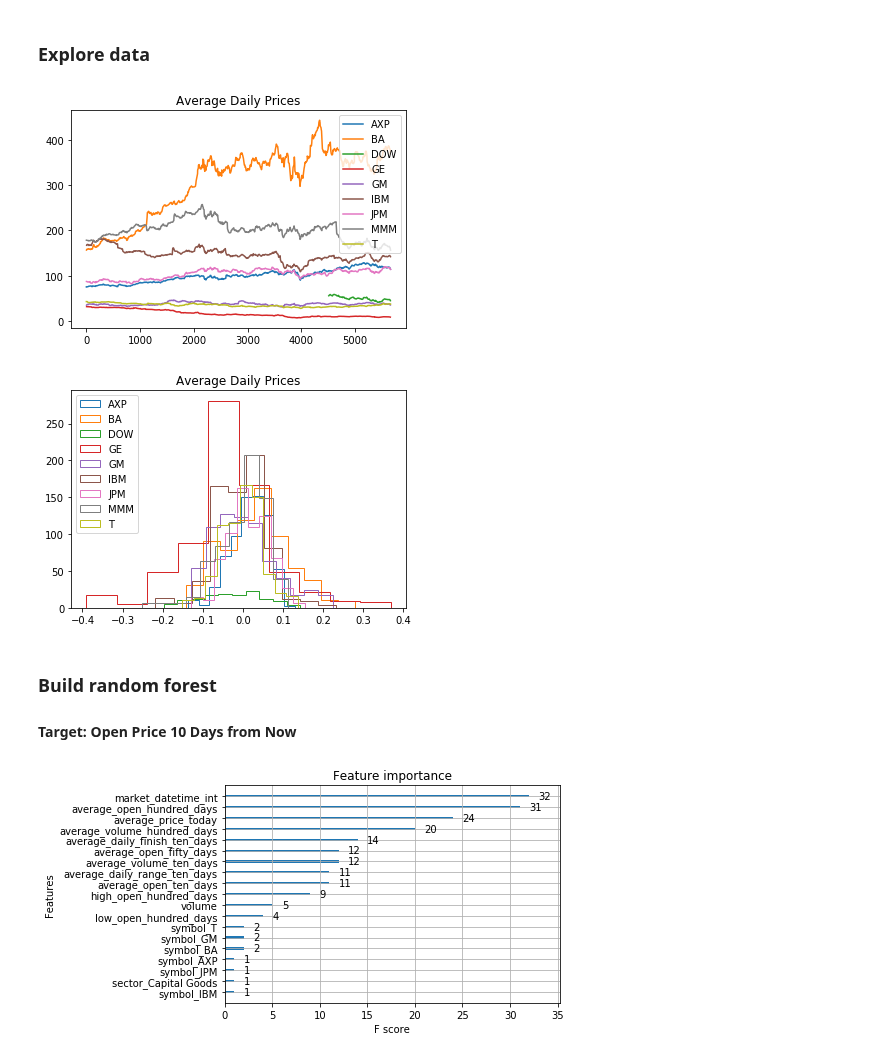
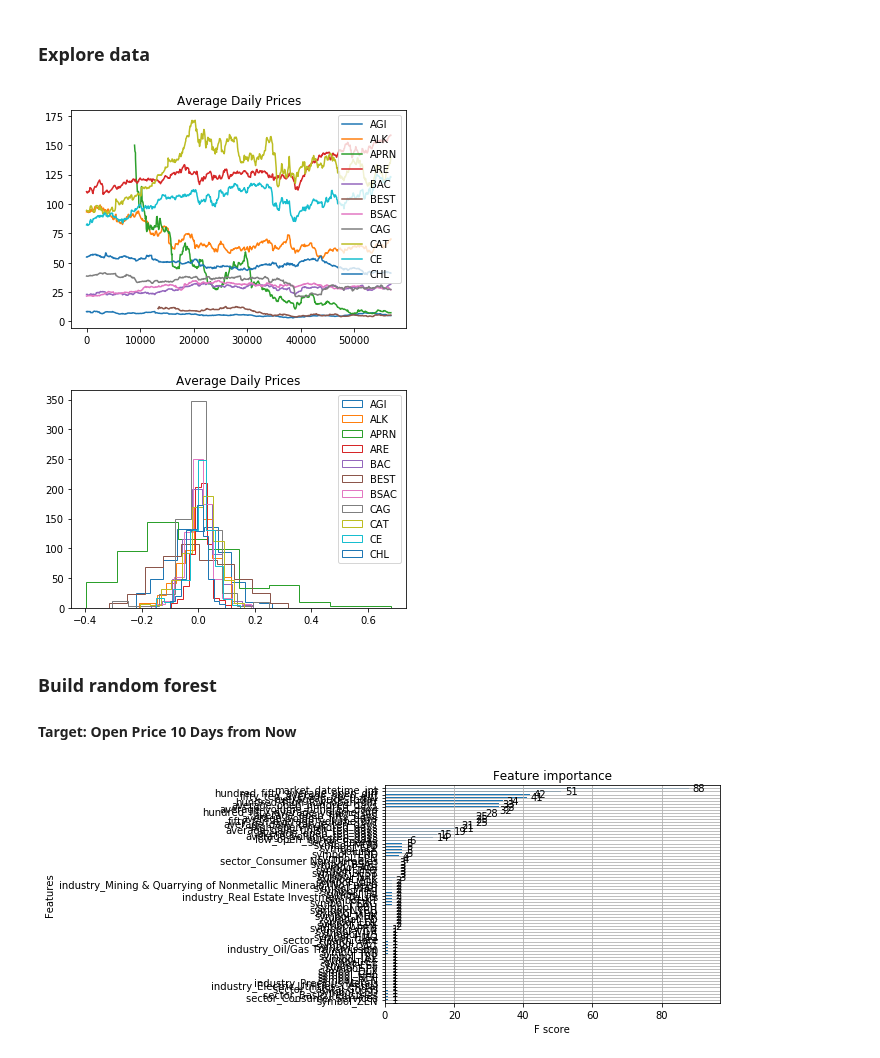
Before and after one commit to rbetzler/fun-times-in-python, a Jupyter notebook: finance/data_science/models/20191109.ipynb, the cells around one changed output. Saved outputs shown, nothing was run; the diff lists cells and outputs as text; code cells hidden in the pictures.

```diff
--- a/finance/data_science/models/20191109.ipynb
+++ b/finance/data_science/models/20191109.ipynb
@@ -14,7 +14,8 @@ from finance.data_science.utilities import financial_utils, time_series_utils, c
 # %% [markdown]
 ### Get stock data
 # %%
-query = """
+query_date = '2017-01-01'
+query = f"""
     with
     tickers as (
     select distinct
@@ -22,7 +23,8 @@ query = """
         , sector
         , industry
     from nasdaq.listed_stocks
-    where ticker in ('T', 'BA', 'MMM', 'GA', 'GM', 'GE', 'AAPL', 'MSFT', 'DOW', 'AXP', 'IBM', 'JPM')
+    --where ticker in ('T', 'BA', 'MMM', 'GA', 'GM', 'GE', 'AAPL', 'MSFT', 'DOW', 'AXP', 'IBM', 'JPM')
+    limit 100
     ),
     raw as (
         select
@@ -38,19 +40,31 @@ query = """
             , max(open) over (partition by symbol order by market_datetime rows between 100 preceding and current row) as high_open_hundred_days
             , min(open) over (partition by symbol order by market_datetime rows between 100 preceding and current row) as low_open_hundred_days
             , avg(volume) over (partition by symbol order by market_datetime rows between 100 preceding and current row) as average_volume_hundred_days
+            , avg(volume) over (partition by symbol order by market_datetime rows between 50 preceding and current row) as average_volume_fifty_days
             , avg(volume) over (partition by symbol order by market_datetime rows between 10 preceding and current row) as average_volume_ten_days
-            , avg(open - close) over (partition by symbol order by market_datetime rows between 10 preceding and current row) as average_daily_finish_ten_days
-            , avg(high - low) over (partition by symbol order by market_datetime rows between 10 preceding and current row) as average_daily_range_ten_days
-            --, lead(open, 10) over (partition by symbol order by market_datetime) as open_ten_days_forward
-            , avg(open) over (partition by symbol order by market_datetime rows between 20 following and 29 following) as forward_average
+            , avg((open - close)/open) over (partition by symbol order by market_datetime rows between 10 preceding and current row) as average_daily_finish_ten_days
+            , avg((high - low)/high) over (partition by symbol order by market_datetime rows between 10 preceding and current row) as average_daily_range_ten_days
+            , avg(open) over (partition by symbol order by market_datetime rows between 9 following and 19 following) as forward_average
         from td.equities as equities
         inner join tickers
             on tickers.ticker = equities.symbol
-        where market_datetime > '2017-01-01'
+        where market_datetime > '{query_date}'
         )
     select *
+        , (average_open_hundred_days - average_open_fifty_days) / average_open_hundred_days
+            as hundred_fifty_average_open_diff
+        , (average_open_fifty_days - average_open_ten_days) / average_open_fifty_days
+            as fifty_ten_average_open_diff
+        , (high_open_hundred_days - low_open_hundred_days) / high_open_hundred_days
+            as hundred_high_low_open_diff
+        , (average_volume_hundred_days - average_volume_fifty_days) / average_volume_hundred_days
+            as hundred_fifty_average_volume_diff
+        , (average_volume_fifty_days - average_volume_ten_days) / average_volume_fifty_days
+            as fifty_ten_average_volume_diff
+        , (forward_average - average_price_today) / average_price_today as target
     from raw
     where forward_average is not null
+    and market_datetime > '{query_date}'::date + interval '10' day
     order by market_datetime
     """
 
@@ -67,7 +82,6 @@ df.head()
 ### Explore data
 # %%
 df['market_datetime_int'] = df['market_datetime'].astype(int)
-df['percent_diff'] = (df['forward_average']-df['average_price_today'])/df['average_price_today']
 
 df = cluster_utils.encode_one_hot(df, ['symbol', 'sector', 'industry'])
 # %%
@@ -76,15 +90,15 @@ cluster_utils.groupby_plot(df=df,
                            column='average_price_today',
                            title='Average Daily Prices')
 # %% [output]
-[figure, old version]
+[figure, new version]
 # %%
 cluster_utils.groupby_plot(df=df,
                            groupby='symbol',
-                           column='percent_diff',
+                           column='target',
                            title='Average Daily Prices',
                            plot_type='histogram')
 # %% [output]
-[figure, old version]
+[figure, new version]
 # %% [markdown]
 ### Build random forest
 
@@ -92,42 +106,43 @@ cluster_utils.groupby_plot(df=df,
 # %%
 temp = df.copy()
 
-y = temp.groupby('symbol')['percent_diff'].shift(-1)
+# y = temp.groupby('symbol')['percent_diff'].shift(-1)
+y = temp['target']
 
 x = temp[~y.isna()].reset_index(drop=True)
 y = y[~y.isna()].reset_index(drop=True)
 
 split = .8
 cutoff = int(len(x) * .8)
 
 train_x = x.iloc[:cutoff]
 test_x = x.iloc[cutoff:]
 
 train_y = y.iloc[:cutoff]
 test_y = y.iloc[cutoff:]
 
-cols_to_ignore = ['symbol', 'sector', 'industry', 'market_datetime', 'forward_average', 'percent_diff']
+cols_to_ignore = ['symbol', 'sector', 'industry', 'market_datetime', 'forward_average', 'target']
 
 boost = random_forest_utils.XGBooster(train_x=train_x,
                                       train_y=train_y,
                                       test_x=test_x,
                                       test_y=test_y,
                                       objective='reg:squarederror',
                                       max_depth=4,
                                       n_estimators=50,
                                       gamma=.01,
                                       columns_to_ignore=cols_to_ignore
                                      )
 
 boost.fit()
 boost.predict()
 boost.mse
 
 # boost.plot_prediction(prediction)
 # boost.plot_prediction_error(prediction)
 boost.plot_importance()
 # %% [output]
-[figure, old version]
+[figure, new version]
 # %%
 boost.plot_prediction_groupby(groupby='symbol',
                               title='Prediction versus Actuals',
```
Also changed, not shown: parts of 6 cells of this notebook.
